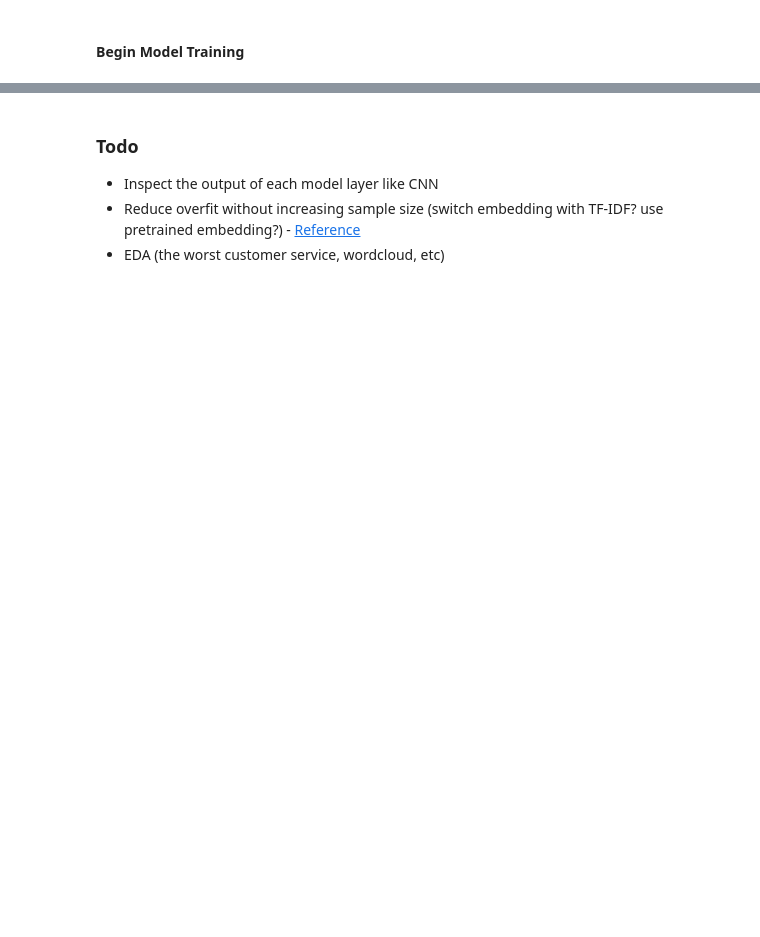
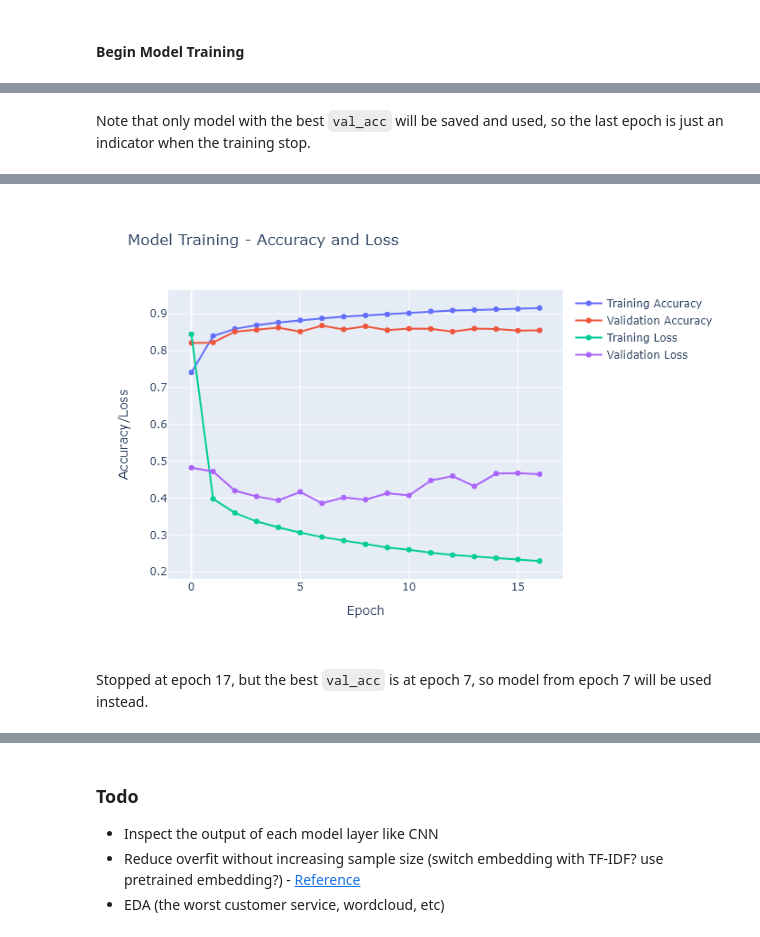
Before and after one commit to AndhikaWB/TweetCustServiceNLP, a Jupyter notebook: main.ipynb, the cells around one changed output, grey strips where cells are left out. Saved outputs shown, nothing was run; the diff lists cells and outputs as text; code cells hidden in the pictures; blank space fills up the shorter version.

```diff
--- a/main.ipynb
+++ b/main.ipynb
@@ -578,4 +587,9 @@ There are at least 3 types of undersampling:
 - Stratified (proportionate) undersampling: Take fraction of data from each class proportionally (e.g. 1% of data from each class)
 - Disproportionate undersampling: Take exactly the same amount of data from each class (e.g. 10000 data from each class)
 - Random undersampling: Take N amount of data without grouping the data by class distribution (totally random)
+# %%
+# Set pseudo-random seed
+seed = 1337
+# Apply undersampling, or not
+use_undersampling = True
 # %%
@@ -717,6 +726,7 @@ The preprocessing will be done right before we apply tokenization/vectorization,
 # %%
 from sklearn.model_selection import train_test_split
 from sklearn.preprocessing import OneHotEncoder
+from sklearn.utils import class_weight
 
 def label_transformer(label_list: pd.Series, class_mode = 'binary'):
     if label_list.dtype == np.int64: # Already in binary
@@ -747,5 +757,15 @@ x_train, x_test, y_train, y_test = train_test_split(
     # Distribute the data evenly
     stratify = label,
     # Seed for reproducibility
-    random_state = 1337
+    random_state = seed
 )
+
+# Balance class weight to workaround imbalanced data
+class_weights = class_weight.compute_class_weight(
+    class_weight = 'balanced',
+    classes = np.unique(y_train),
+    y = y_train
+)
+# %%
+class_weights = dict(zip(np.unique(y_train), class_weights))
+print(class_weights)
@@ -961,7 +996,7 @@ keras.backend.clear_session()
 # Set model input shape
 if use_tokenizer:
     # Sentences already vectorized
-    input_shape = (x_train.shape[1],)
+    input_shape = (max_len,)
     input_dtype = tf.int64
 else:
     # Still just sentences
@@ -978,18 +1013,21 @@ model = keras.models.Sequential([
     # vectorization_layer,
 
     # Truncation may be applied if the array size is longer than input length
-    keras.layers.Embedding(input_dim = max_vocab, output_dim = 32, input_length = max_len),
+    keras.layers.Embedding(input_dim = max_vocab, output_dim = 50, input_length = max_len),
 
     keras.layers.Conv1D(filters = 32, kernel_size = 1, padding = 'same', activation = 'relu'),
     keras.layers.MaxPooling1D(pool_size = 2),
 
-    keras.layers.Bidirectional(keras.layers.LSTM(units = 64)),
+    # If the result is still bad with dropout we can also use regularizer or batch normalization
+    # https://stats.stackexchange.com/questions/383310/difference-between-kernel-bias-and-activity-regularizers
+    # https://www.tensorflow.org/api_docs/python/tf/keras/regularizers/L1L2
+    keras.layers.Bidirectional(keras.layers.LSTM(units = 32, kernel_regularizer = 'l1_l2')),
     keras.layers.Dropout(rate = 0.4),
 
     keras.layers.Dense(units = 128, activation = 'relu'),
     keras.layers.Dense(units = 64, activation = 'relu'),
 
-    # Positive, neutral, negative sentiment (3 classes)
+    # Positive, neutral, or negative sentiment (3 classes)
     keras.layers.Dense(units = 3, activation = 'softmax'),
 ])
 
@@ -1099,3 +1196,5 @@ else:
+# %% [markdown]
+Note that only model with the best `val_acc` will be saved and used, so the last epoch is just an indicator when the training stop.
 # %%
 fig = go.Figure()
 
@@ -1103,7 +1202,7 @@ fig.add_trace(
     go.Scatter(
         x = [ i for i in range(len(history['acc'])) ],
         y = history['acc'],
-        name = 'Akurasi Training'
+        name = 'Training Accuracy'
     )
 )
 
@@ -1111,7 +1210,7 @@ fig.add_trace(
     go.Scatter(
         x = [ i for i in range(len(history['acc'])) ],
         y = history['val_acc'],
-        name = 'Akurasi Validasi'
+        name = 'Validation Accuracy'
     )
 )
 
@@ -1119,7 +1218,7 @@ fig.add_trace(
     go.Scatter(
         x = [ i for i in range(len(history['acc'])) ],
         y = history['loss'],
-        name = 'Loss Training'
+        name = 'Training Loss'
     )
 )
 
@@ -1127,7 +1226,7 @@ fig.add_trace(
     go.Scatter(
         x = [ i for i in range(len(history['acc'])) ],
         y = history['val_loss'],
-        name = 'Loss Validasi'
+        name = 'Validation Loss'
     )
 )
 
@@ -1150,3 +1248,6 @@ fig.show()
+[figure, added]
+# %% [markdown]
+Stopped at epoch 17, but the best `val_acc` is at epoch 7, so model from epoch 7 will be used instead.
 # %%
 def predict_tweets(tweets: list):
     if use_tokenizer:
```
Also changed, not shown: parts of 29 cells of this notebook, 7 other files.
